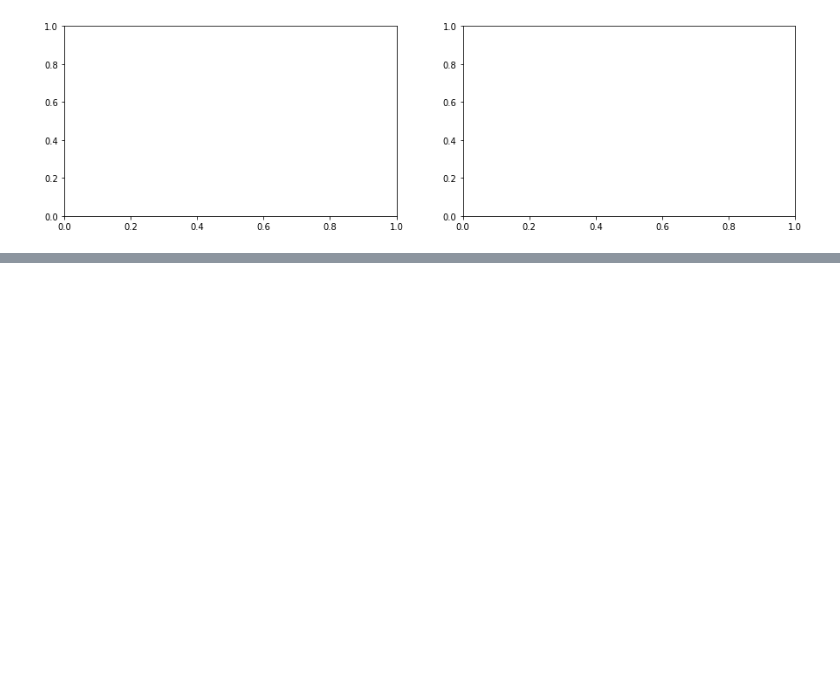
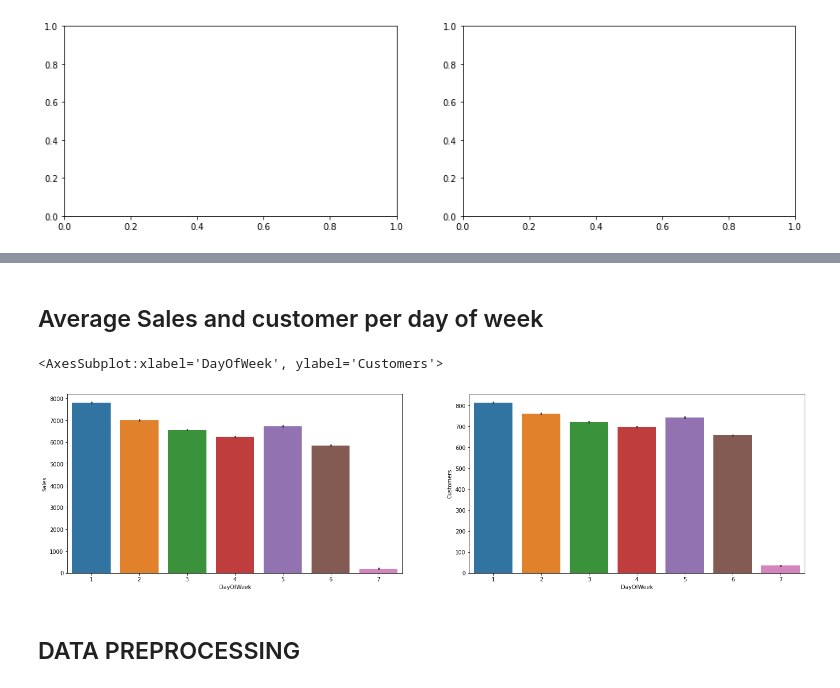
Before and after one commit to Bammydele-Ajiga/Rossmann-Store-Sales-falcon, a Jupyter notebook: EDA.ipynb, the cells around one changed output, grey strips where cells are left out. Drawn from its saved outputs; the diff is of its cells as text; code cells hidden in the pictures; blank space fills up the shorter version.

Commit message:
Cleaned Data

```diff
--- a/EDA.ipynb
+++ b/EDA.ipynb
@@ -360,0 +387,12 @@ total_yearly_sales = train_df.groupby('Year')["Sales","Customers"].sum()
+# %% [markdown]
+<h2>Average Sales and customer per day of week</h2>
+# %%
+fig, (axis1,axis2) = plt.subplots(1,2,figsize=(24, 6))
+
+sns.barplot(x='DayOfWeek', y='Sales', data=train_df, ax=axis1)
+sns.barplot(x='DayOfWeek', y='Customers', data=train_df, ax=axis2)
+# %% [output]
+<AxesSubplot:xlabel='DayOfWeek', ylabel='Customers'>
+[figure, added]
+# %% [markdown]
+<h2> DATA PREPROCESSING</h2>
```
Also changed, not shown: parts of 32 cells of this notebook.
